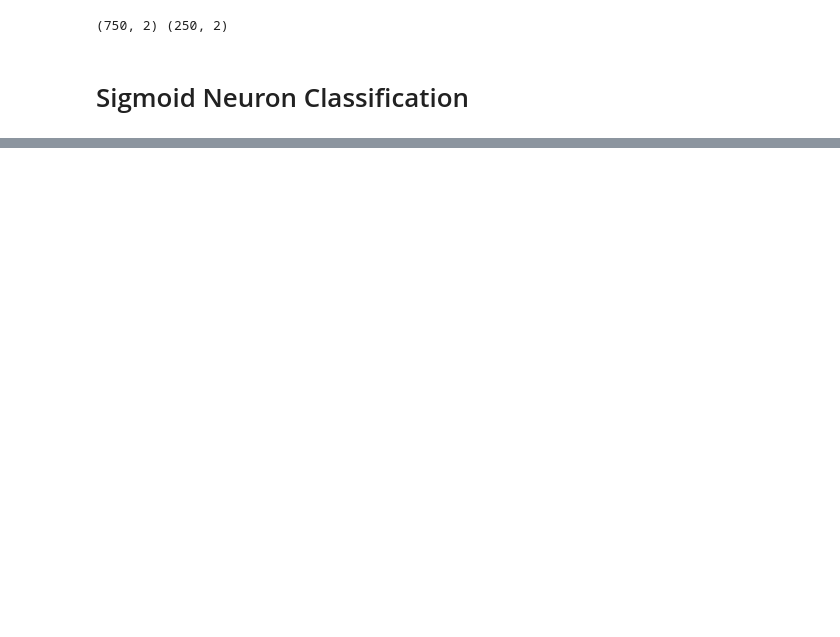
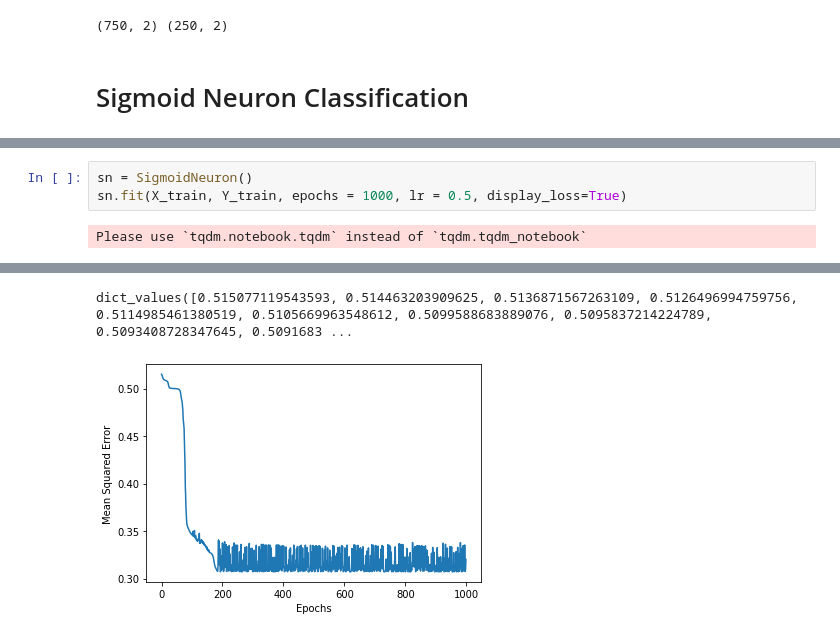
Before and after one commit to sonamkshenoy/Deep-Learning-Models, a Jupyter notebook: FeedForwardNeuralNetwork.ipynb, the cells around one changed output, grey strips where cells are left out. Saved outputs shown, nothing was run; the diff lists cells and outputs as text; blank space fills up the shorter version.

```diff
--- a/FeedForwardNeuralNetwork.ipynb
+++ b/FeedForwardNeuralNetwork.ipynb
@@ -168,0 +197,5 @@ X_val: val => validation set(what we previously referred to as test set)
+# %%
+sn = SigmoidNeuron()
+sn.fit(X_train, Y_train, epochs = 1000, lr = 0.5, display_loss=True)
+# %% [output]
+Please use `tqdm.notebook.tqdm` instead of `tqdm.tqdm_notebook`
@@ -168,0 +203,2 @@ X_val: val => validation set(what we previously referred to as test set)
+dict_values([0.515077119543593, 0.514463203909625, 0.5136871567263109, 0.5126496994759756, 0.5114985461380519, 0.5105669963548612, 0.5099588683889076, 0.5095837214224789, 0.5093408728347645, 0.5091683 ...
+[figure, added]
```
Also changed, not shown: parts of 27 cells of this notebook.
